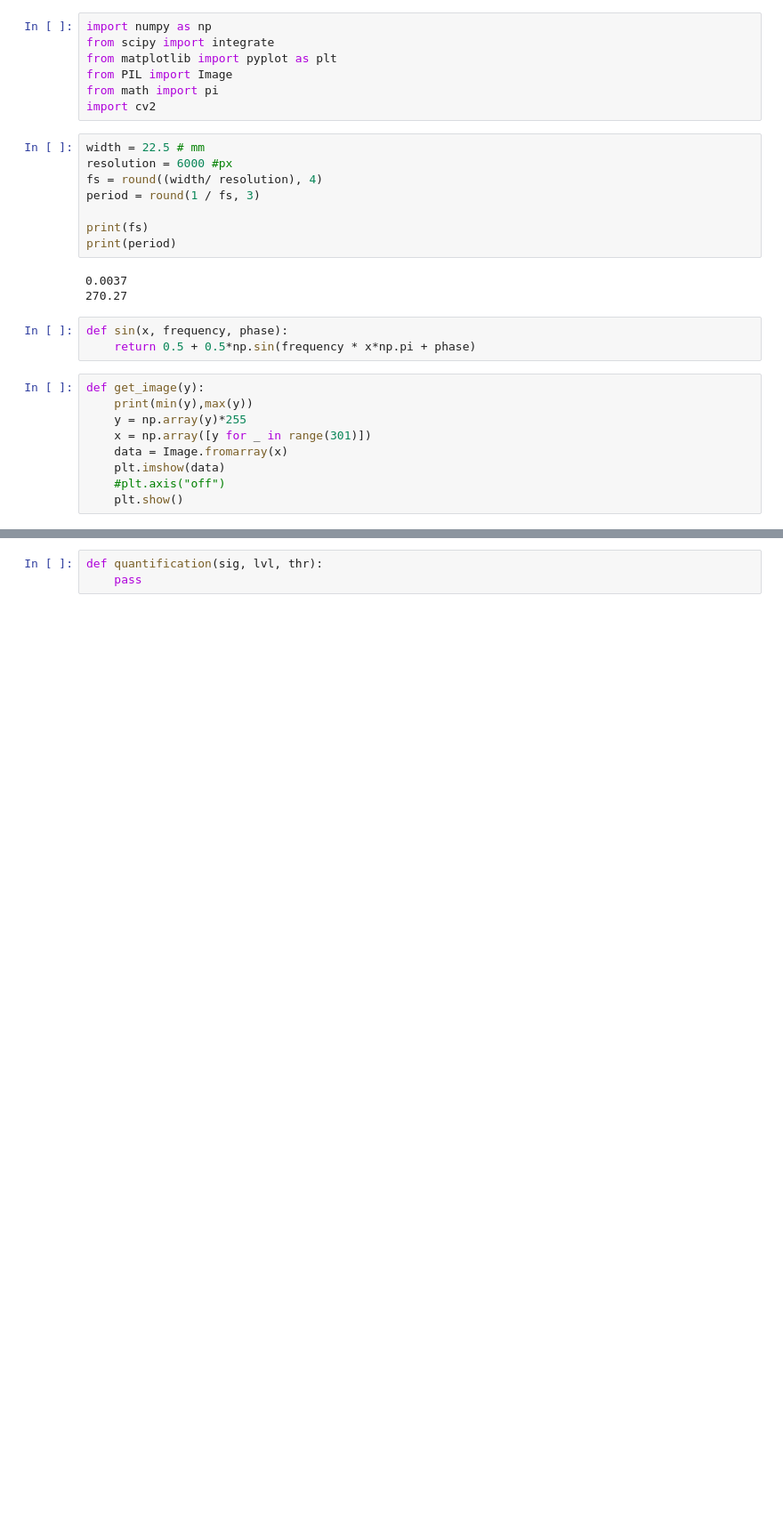
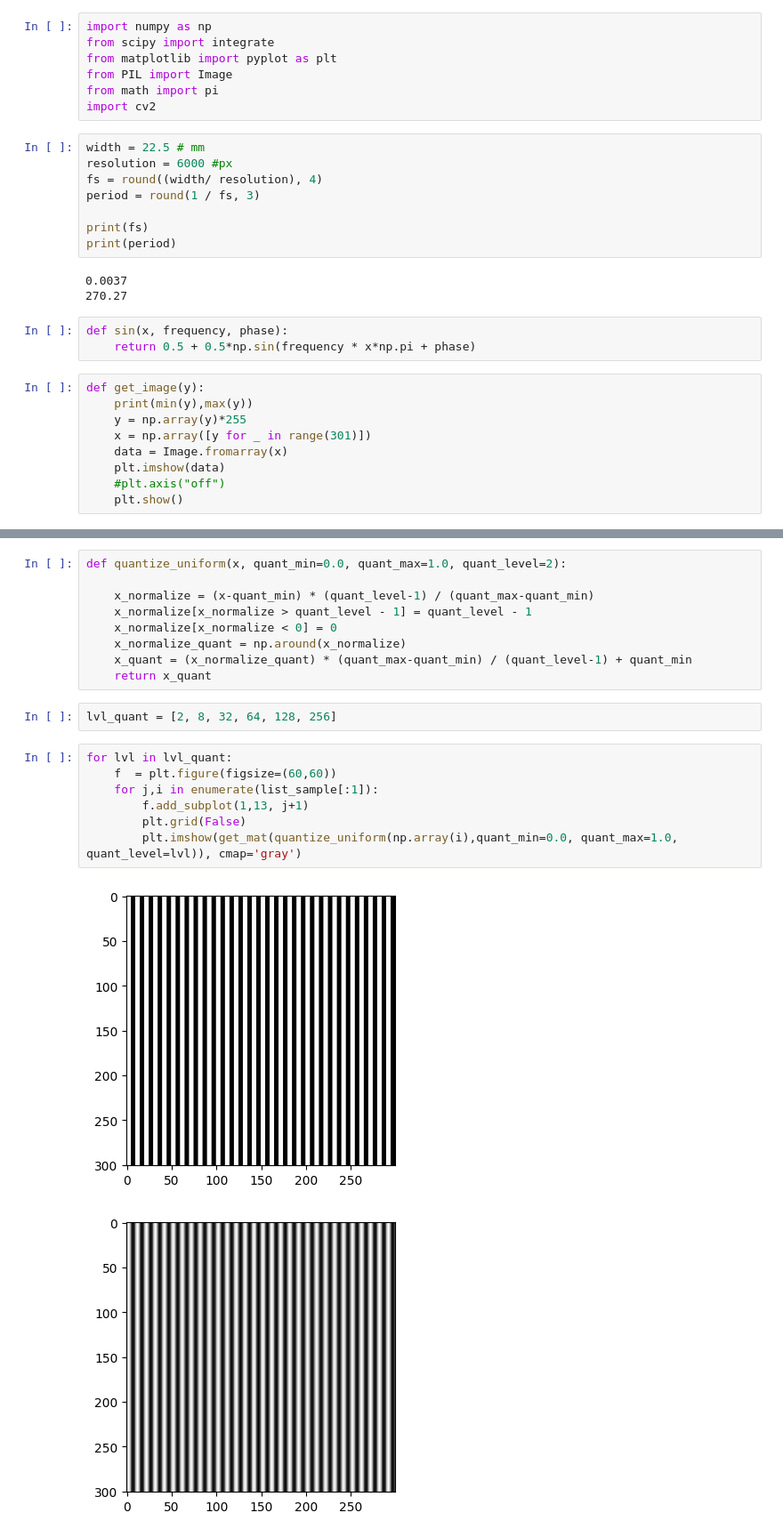
Before and after one commit to GongniR/Mag_2_semester, a Jupyter notebook: TechVision/PW_2/PW_2.ipynb, the cells around one changed output, grey strips where cells are left out. Shown: that part at 89% size. Drawn from its saved outputs; the diff is of its cells as text; blank space fills up the shorter version.

```diff
--- a/TechVision/PW_2/PW_2.ipynb
+++ b/TechVision/PW_2/PW_2.ipynb
@@ -90,3 +97,21 @@ for i, par  in enumerate(pars):
-# %%
-def quantification(sig, lvl, thr):
-    pass
+# %%
+def quantize_uniform(x, quant_min=0.0, quant_max=1.0, quant_level=2):
+
+    x_normalize = (x-quant_min) * (quant_level-1) / (quant_max-quant_min)
+    x_normalize[x_normalize > quant_level - 1] = quant_level - 1
+    x_normalize[x_normalize < 0] = 0
+    x_normalize_quant = np.around(x_normalize)
+    x_quant = (x_normalize_quant) * (quant_max-quant_min) / (quant_level-1) + quant_min
+    return x_quant
+# %%
+lvl_quant = [2, 8, 32, 64, 128, 256]
+# %%
+for lvl in lvl_quant:
+    f  = plt.figure(figsize=(60,60))
+    for j,i in enumerate(list_sample[:1]):
+        f.add_subplot(1,13, j+1)
+        plt.grid(False)
+        plt.imshow(get_mat(quantize_uniform(np.array(i),quant_min=0.0, quant_max=1.0, quant_level=lvl)), cmap='gray')
+# %% [output]
+[figure, added]
+[figure, added]
```
Also changed, not shown: parts of 5 cells of this notebook, 3 other files.
